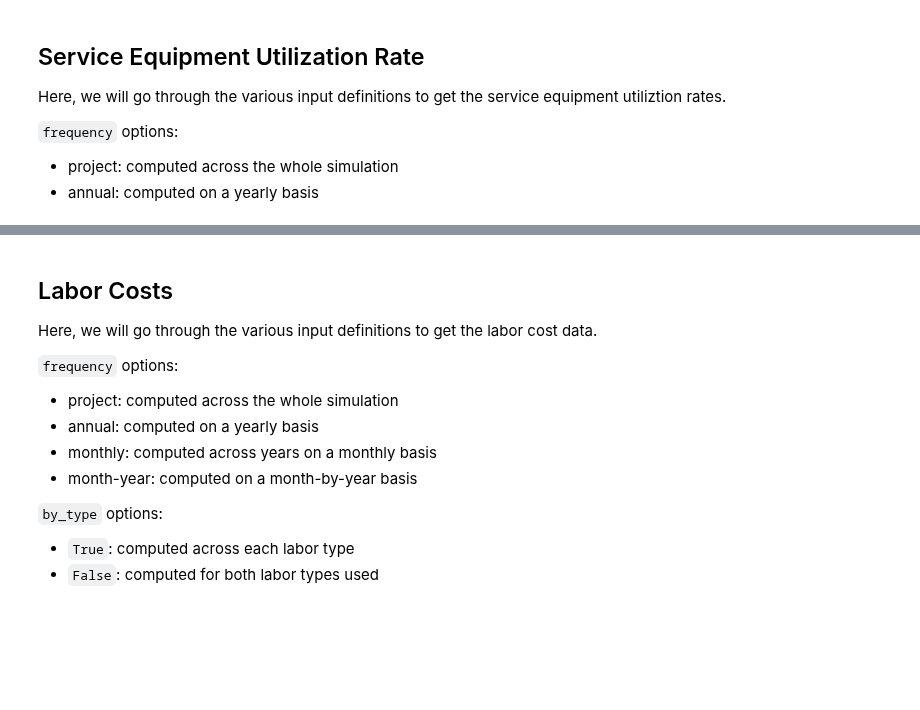
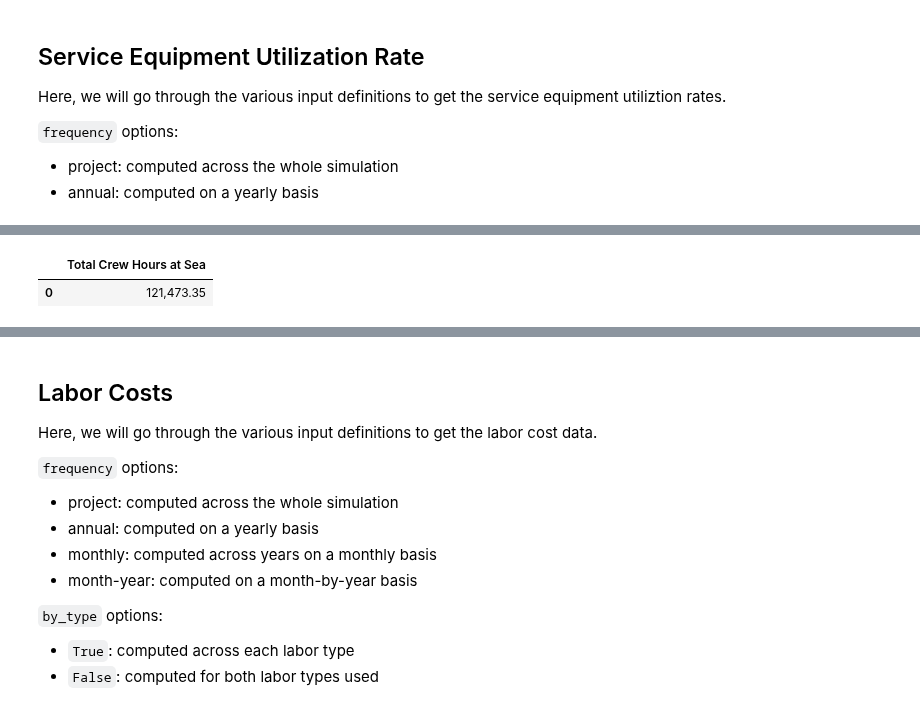
Before and after one commit to WISDEM/WOMBAT, a Jupyter notebook: examples/metrics_demonstration.ipynb, the cells around one changed output, grey strips where cells are left out. Saved outputs shown, nothing was run; the diff lists cells and outputs as text; code cells hidden in the pictures; blank space fills up the shorter version.

```diff
--- a/examples/metrics_demonstration.ipynb
+++ b/examples/metrics_demonstration.ipynb
@@ -444,0 +464,6 @@ total
+# %%
+# Project total, not broken out by vessel
+metrics.vessel_crew_hours_at_sea(frequency="project", by_equipment=False)
+# %% [output]
+|  | Total Crew Hours at Sea |
+| 0 | 121,473.35 |
```
Also changed, not shown: parts of 41 cells of this notebook, 1 other file.
